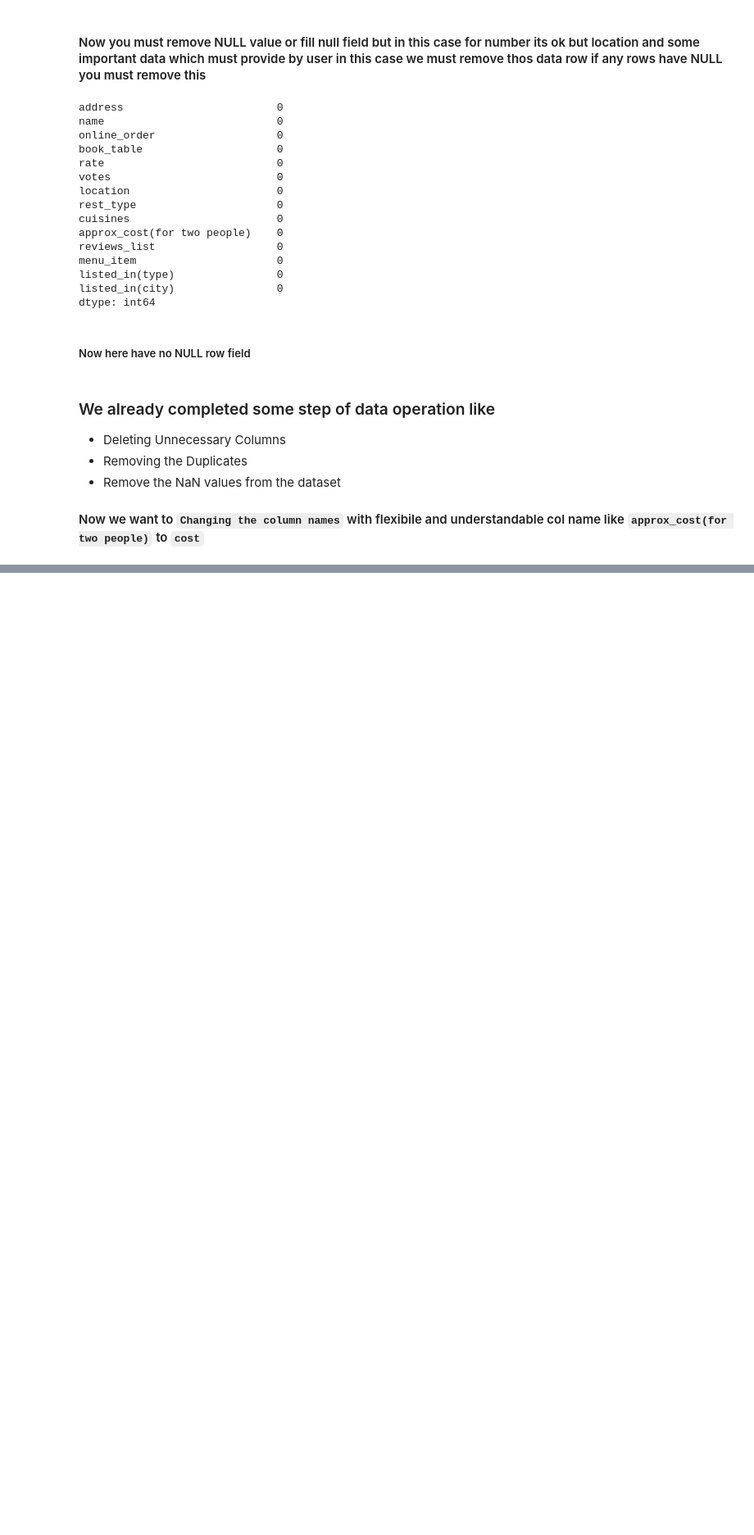
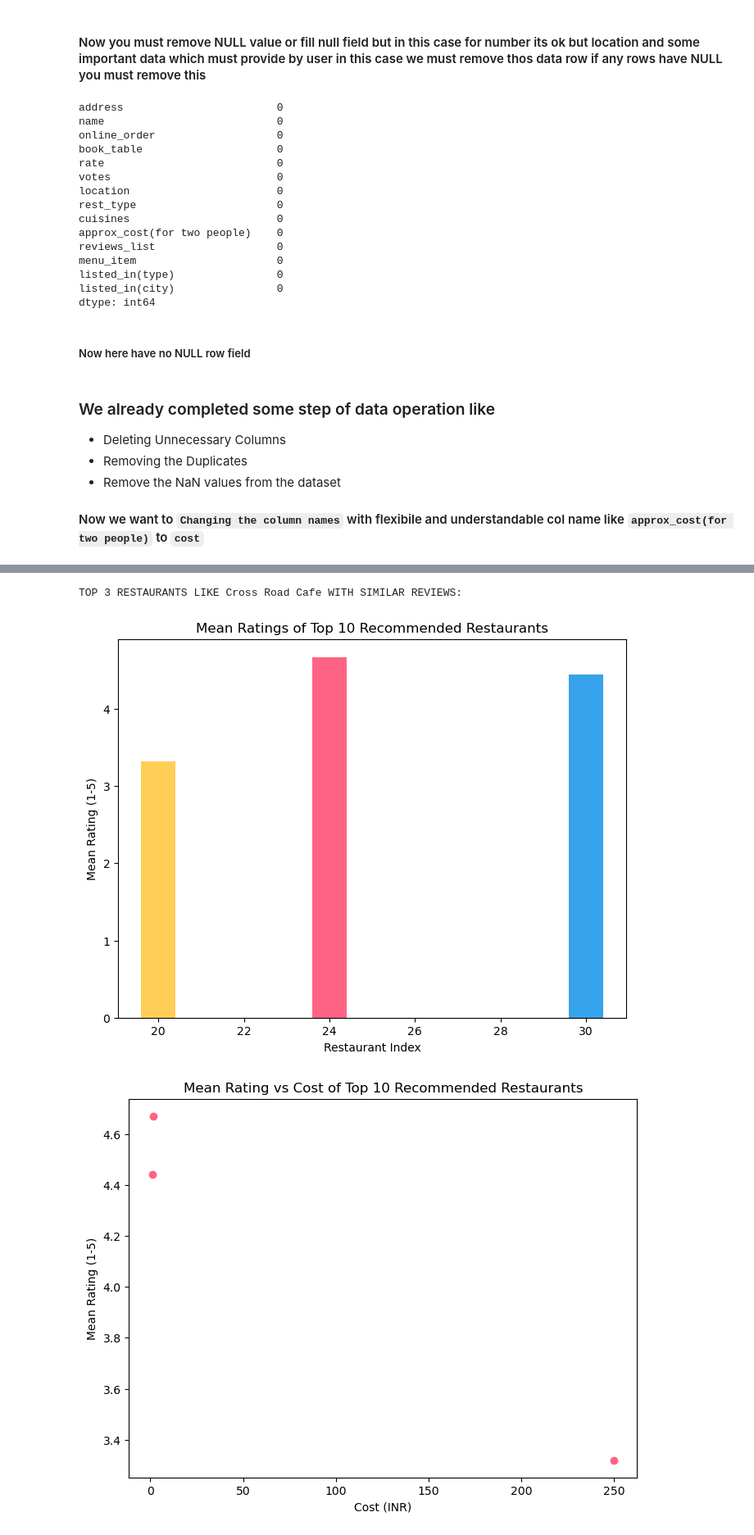
Before and after one commit to AbdullahWB/python, a Jupyter notebook: pythonClassFinalProject/Restaurant Recommendation System Using AI_ML.ipynb, the cells around one changed output, grey strips where cells are left out. Shown at 82% size. Cells and saved outputs as stored; diff of their text form; code cells hidden in the pictures; blank space fills up the shorter version.

```diff
--- a/pythonClassFinalProject/Restaurant Recommendation System Using AI_ML.ipynb
+++ b/pythonClassFinalProject/Restaurant Recommendation System Using AI_ML.ipynb
@@ -141,0 +418,6 @@ fresh_zomato_data.tail(1)
+# %%
+recommend('Cross Road Cafe')
+# %% [output]
+TOP 3 RESTAURANTS LIKE Cross Road Cafe WITH SIMILAR REVIEWS:
+[figure, added]
+[figure, added]
```
Also changed, not shown: parts of 42 cells of this notebook, 3 other files.
